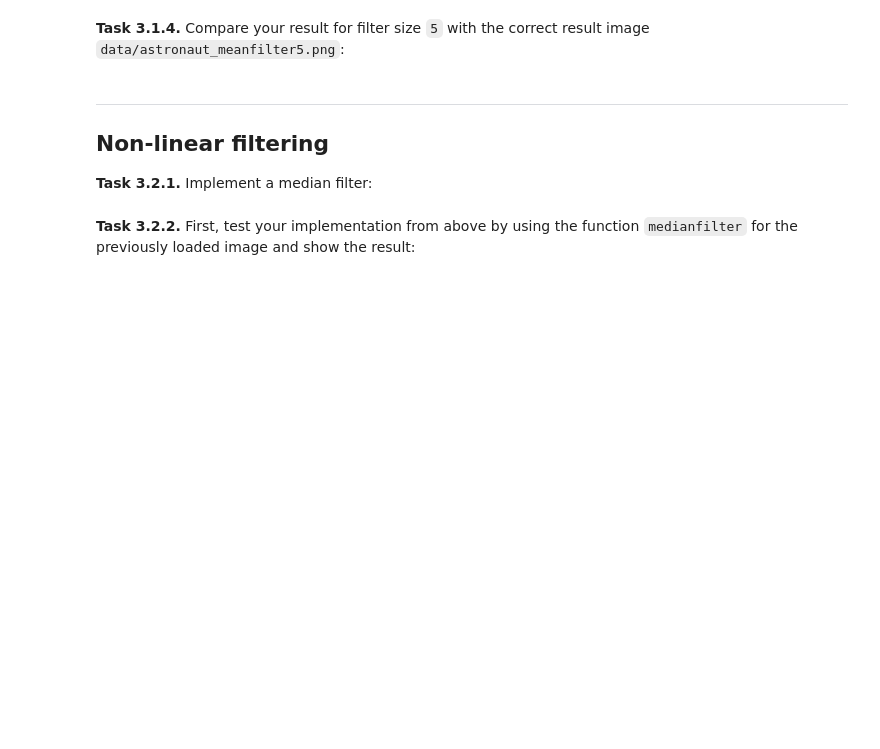
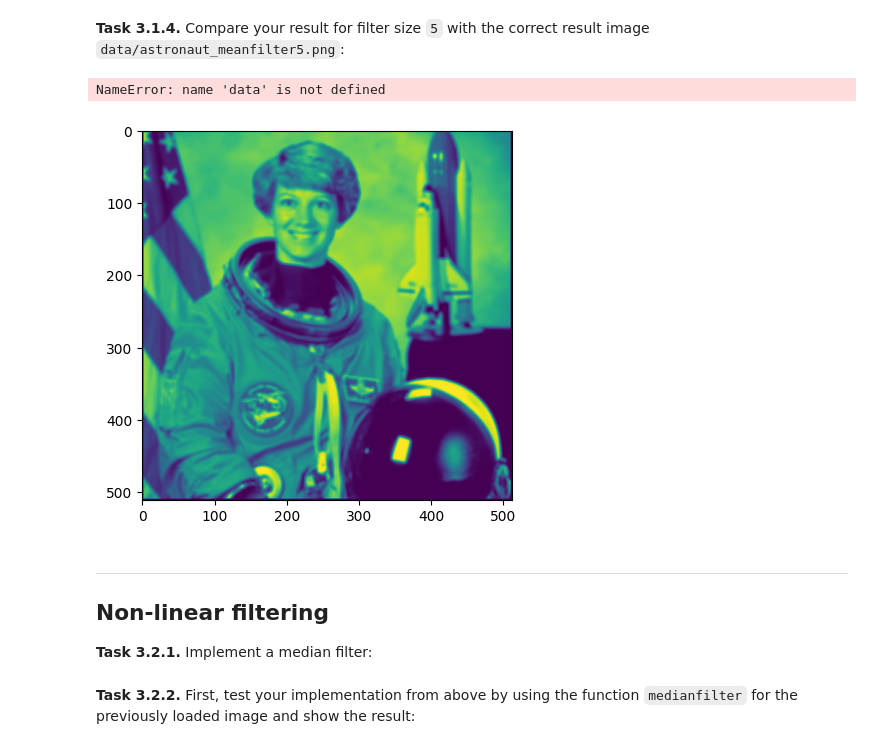
Before and after one commit to loazink/mobi-fs3-python, a Jupyter notebook: task3.ipynb, the cells around one changed output. Drawn from its saved outputs; the diff is of its cells as text; code cells hidden in the pictures; blank space fills up the shorter version.

```diff
--- a/task3.ipynb
+++ b/task3.ipynb
@@ -41,5 +45,15 @@ IndentationError: expected an indented block after 'for' statement on line 6 (11
 # %% [markdown]
 **<a id="#">Task 3.1.4.</a>** Compare your result for filter size `5` with the correct result image `data/astronaut_meanfilter5.png`:
+# %%
+mean_img = meanfilter(img, 5) #wieso verwendet man 5
+plt.imshow(mean_img)
+#plt.imshow(mean_img)
+
+
+plt.imshow(data/astronaut_meanfilter5.png)
+# %% [output]
+NameError: name 'data' is not defined
+[figure, added]
 # %% [markdown]
 ---
 
```
Also changed, not shown: parts of 6 cells of this notebook.
